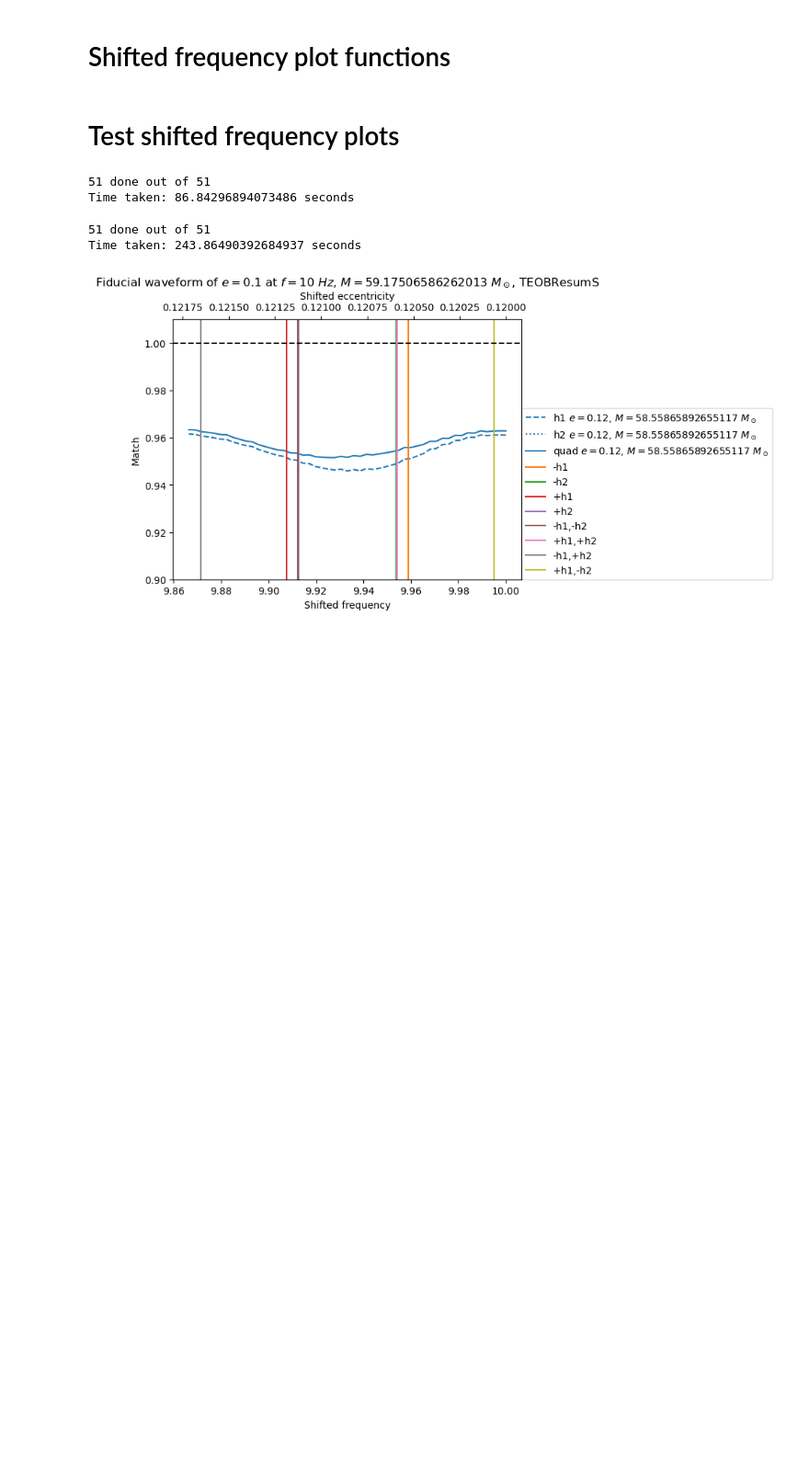
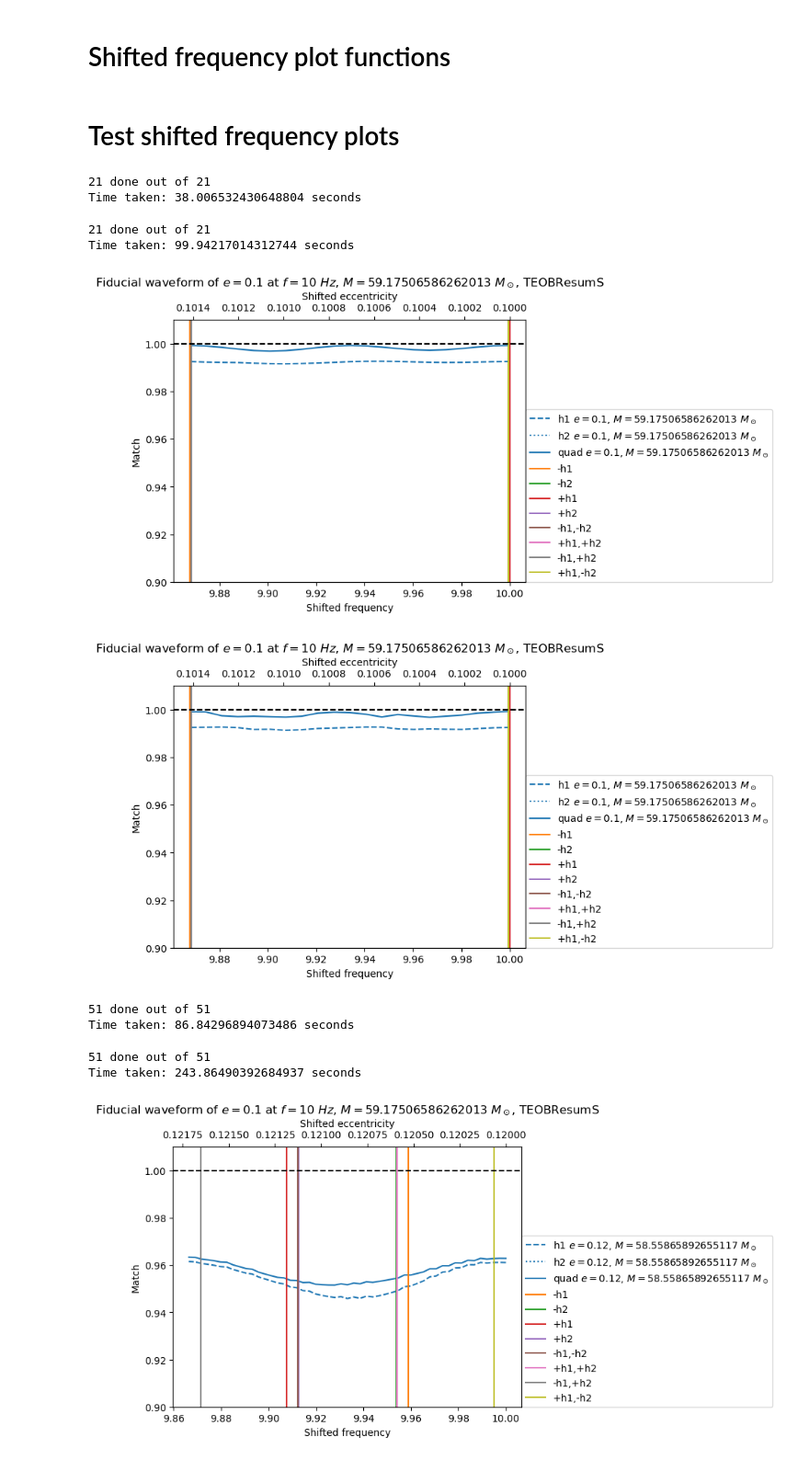
Before and after one commit to BenGPatterson/EccentricBinaries, a Jupyter notebook: notebooks/shifting_h1_h2.ipynb, the cells around one changed output. Shown at 92% size. Saved outputs shown, nothing was run; the diff lists cells and outputs as text; code cells hidden in the pictures; blank space fills up the shorter version.

```diff
--- a/notebooks/shifting_h1_h2.ipynb
+++ b/notebooks/shifting_h1_h2.ipynb
@@ -168,6 +171,32 @@ def plot_s_f(fiducials, e_M, data, f_low, approximant='TEOBResumS', ylims=(0.9,1
     ax1.set_ylim(ylims)
 # %% [markdown]
 # Test shifted frequency plots
+# %%
+# Shifting h
+start = time.time()
+sample_rate = 4096
+dataslot_A = s_f_h([0.1, chirp2total(24, 2), 2], (0.1, chirp2total(24, 2)), 21, 10)
+end = time.time()
+print(f'\nTime taken: {end-start} seconds')
+# %% [output]
+21 done out of 21
+Time taken: 38.006532430648804 seconds
+# %%
+# Shifting h1, h2
+start = time.time()
+sample_rate = 4096
+dataslot_B = s_f_h1_h2([0.1, chirp2total(24, 2), 2], (0.1, chirp2total(24, 2)), 21, 10)
+end = time.time()
+print(f'\nTime taken: {end-start} seconds')
+# %% [output]
+21 done out of 21
+Time taken: 99.94217014312744 seconds
+# %%
+plot_s_f([0.1, chirp2total(24, 2), 2], (0.1, chirp2total(24, 2)), dataslot_A, 10) # Plot shifting h
+plot_s_f([0.1, chirp2total(24, 2), 2], (0.1, chirp2total(24, 2)), dataslot_B, 10) # Plot shifting h1, h2
+# %% [output]
+[figure, added]
+[figure, added]
 # %%
 # Shifting h
 start = time.time()
```
Also changed, not shown: parts of 12 cells of this notebook, 3 other files.
